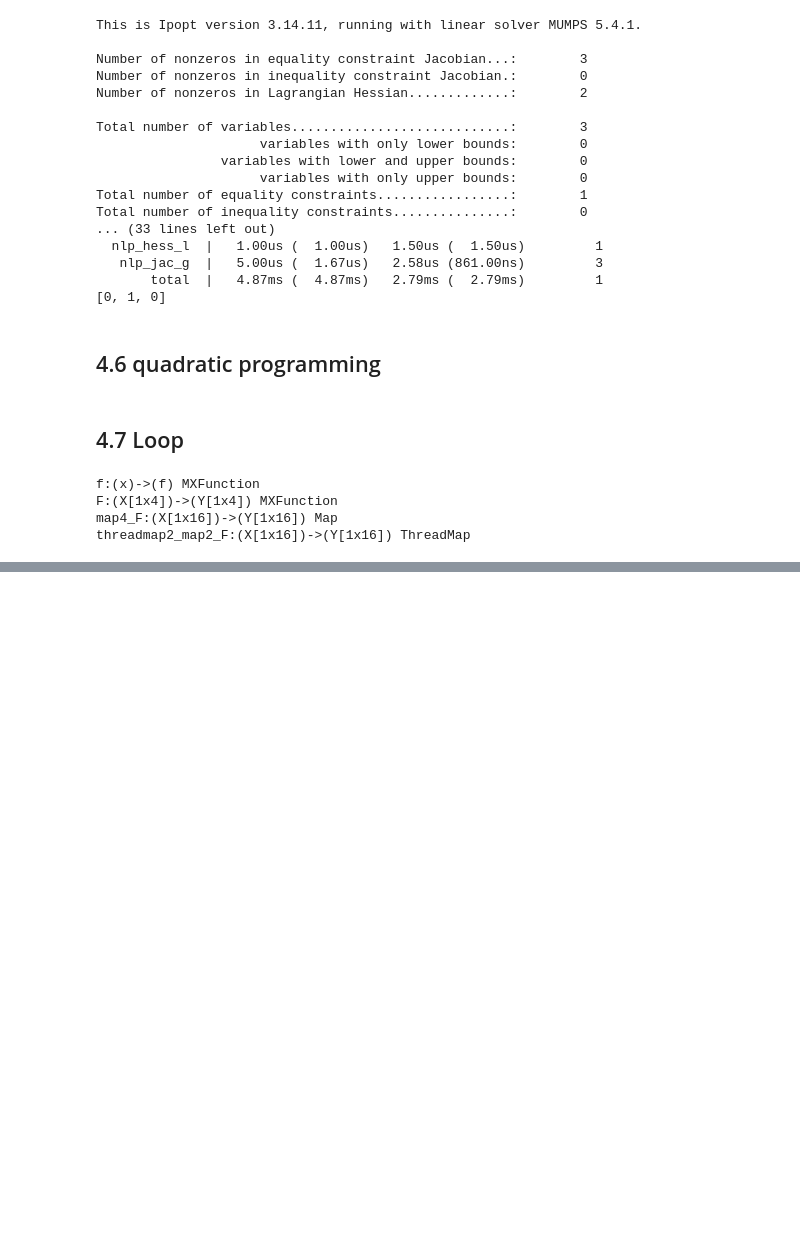
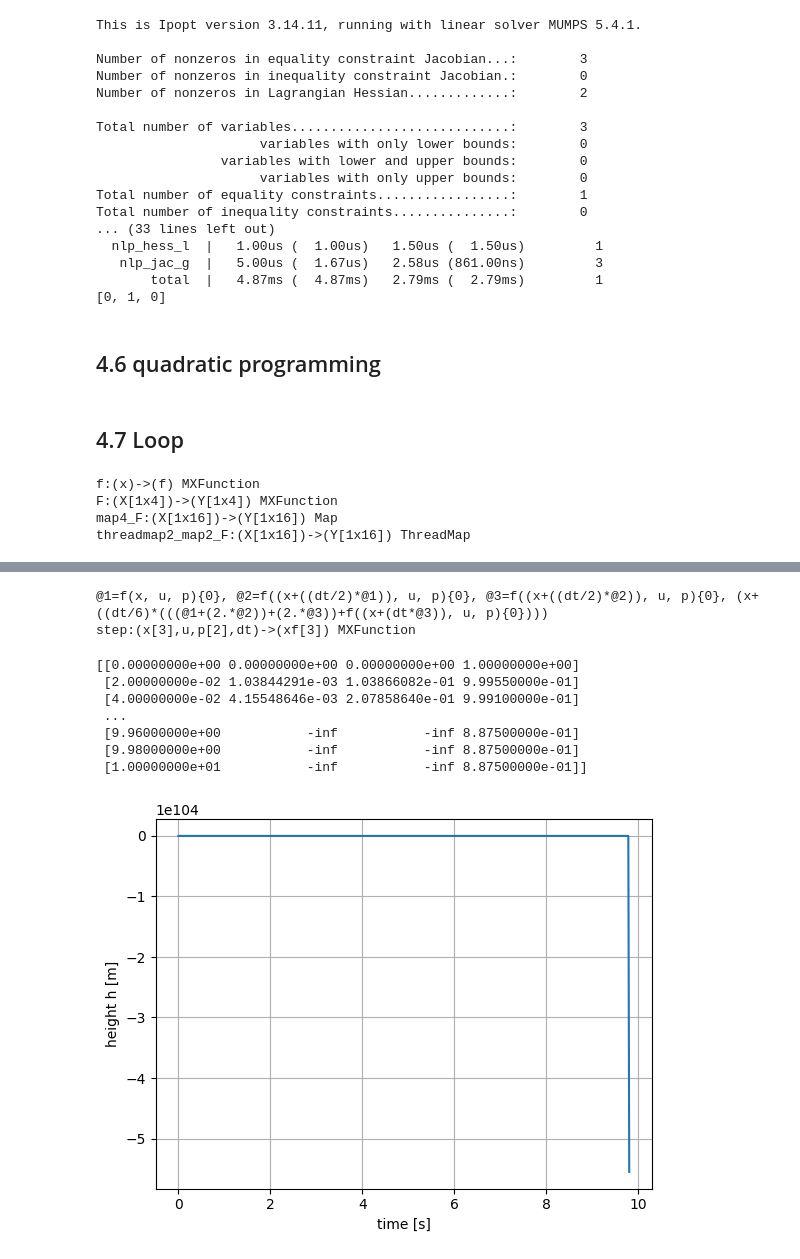
Before and after one commit to Horizon-42/optimization_learning, a Jupyter notebook: casadi_learning.ipynb, the cells around one changed output, grey strips where cells are left out. Saved outputs shown, nothing was run; the diff lists cells and outputs as text; code cells hidden in the pictures; blank space fills up the shorter version.

Commit message:
Add DaeBuilder model example and simulation in Casadi tutorial

```diff
--- a/casadi_learning.ipynb
+++ b/casadi_learning.ipynb
@@ -544,0 +598,64 @@ inf
+# %%
+# Integration with integrator
+x_sym = MX.sym('x', 3)
+u_sym = MX.sym('u', 1)
+p_sym = MX.sym('p', 2)
+dt_sym = MX.sym('dt')
+
+k1 = f(x_sym, u_sym, p_sym)
+k2 = f(x_sym + dt_sym/2*k1, u_sym, p_sym)
+k3 = f(x_sym + dt_sym/2*k2, u_sym, p_sym)
+k4 = f(x_sym + dt_sym*k3, u_sym, p_sym)
+x_next = x_sym + dt_sym/6*(k1 + 2*k2 + 2*k3 + k4)
+print(x_next)
+
+step = Function('step', [x_sym, u_sym, p_sym, dt_sym], [x_next], ['x', 'u', 'p', 'dt'], ['xf'])
+print(step)
+# %% [output]
+@1=f(x, u, p){0}, @2=f((x+((dt/2)*@1)), u, p){0}, @3=f((x+((dt/2)*@2)), u, p){0}, (x+((dt/6)*(((@1+(2.*@2))+(2.*@3))+f((x+(dt*@3)), u, p){0})))
+step:(x[3],u,p[2],dt)->(xf[3]) MXFunction
+# %%
+# Create a simulation
+from matplotlib import pyplot as plt
+import numpy as np
+
+
+T = 10.0
+dt = 0.02
+N = int(T/dt)
+
+xk = DM([0,0,1])
+p_val = DM([0.02, 1e-4])
+
+traj = []
+for k in range(N):
+    t= k*dt
+
+    traj.append([t, float(xk[0]), float(xk[1]), float(xk[2])])
+
+    if t < 5.0:
+        uk = DM([15.0])
+    else:
+        uk = DM([0.0])
+
+    xk = step(x=xk, u=uk, p=p_val, dt=dt)['xf']
+traj.append([T, float(xk[0]), float(xk[1]), float(xk[2])])
+traj = np.array(traj)
+
+print(traj)
+
+plt.figure()
+plt.plot(traj[:, 0], traj[:, 1])
+plt.xlabel('time [s]')
+plt.ylabel('height h [m]')
+plt.grid(True)
+plt.show()
+# %% [output]
+[[0.00000000e+00 0.00000000e+00 0.00000000e+00 1.00000000e+00]
+ [2.00000000e-02 1.03844291e-03 1.03866082e-01 9.99550000e-01]
+ [4.00000000e-02 4.15548646e-03 2.07858640e-01 9.99100000e-01]
+ ...
+ [9.96000000e+00           -inf           -inf 8.87500000e-01]
+ [9.98000000e+00           -inf           -inf 8.87500000e-01]
+ [1.00000000e+01           -inf           -inf 8.87500000e-01]]
+[figure, added]
```
Also changed, not shown: parts of 5 cells of this notebook, 1 other file.
